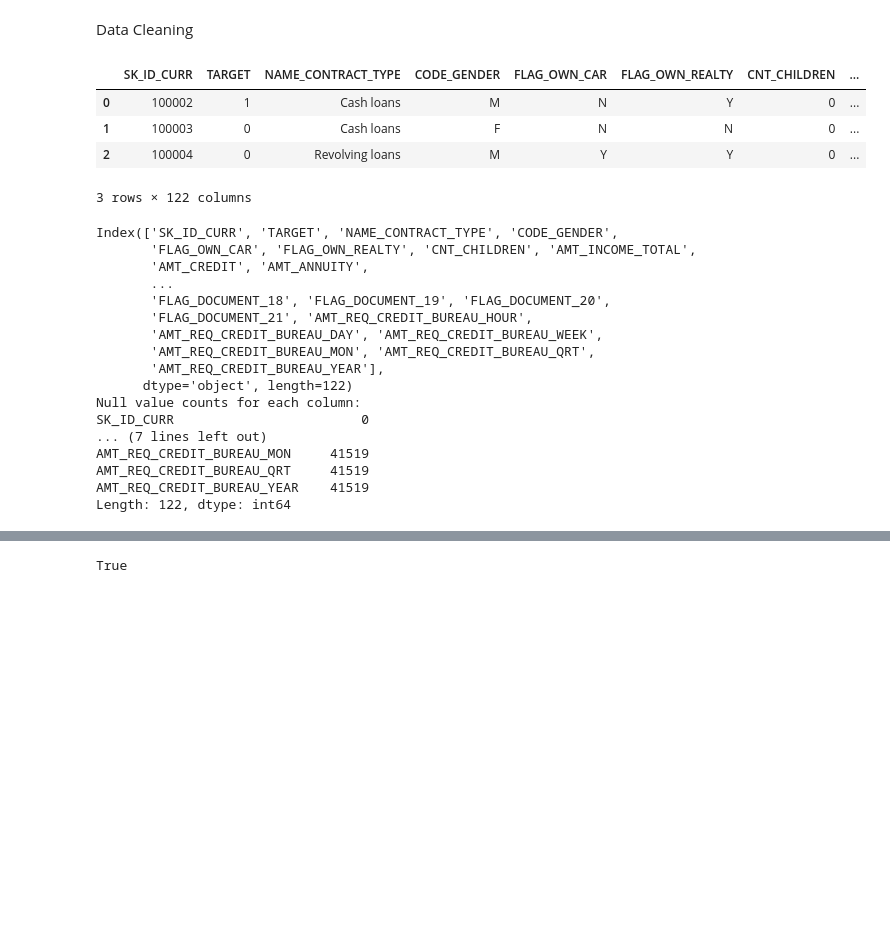
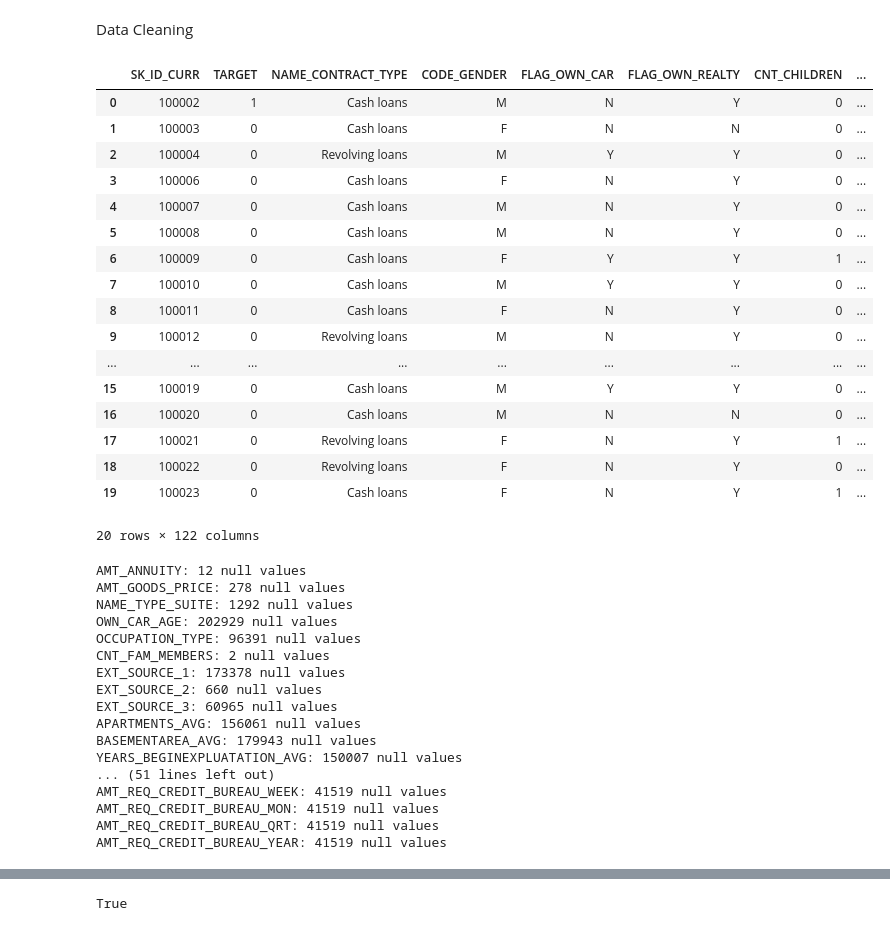
Before and after one commit to rwoodill/credit-card-defaulters, a Jupyter notebook: Documents/Notebook.ipynb, the cells around one changed output, grey strips where cells are left out. Drawn from its saved outputs; the diff is of its cells as text; code cells hidden in the pictures; blank space fills up the shorter version.

```diff
--- a/Documents/Notebook.ipynb
+++ b/Documents/Notebook.ipynb
@@ -5,39 +5,52 @@ file_path_ad = "../Raw_data/application_data.csv"
 file_path_pad = "../Raw_data/previous_application.csv"
 # %%
 import pandas as pd
+from pprint import pprint
 df = pd.read_csv(file_path_ad)
-df.head(3)
+df.head(20)
 # %% [output]
 |  | SK_ID_CURR | TARGET | NAME_CONTRACT_TYPE | CODE_GENDER | FLAG_OWN_CAR | FLAG_OWN_REALTY | CNT_CHILDREN | ... |
 | 0 | 100002 | 1 | Cash loans | M | N | Y | 0 | ... |
 | 1 | 100003 | 0 | Cash loans | F | N | N | 0 | ... |
 | 2 | 100004 | 0 | Revolving loans | M | Y | Y | 0 | ... |
+| 3 | 100006 | 0 | Cash loans | F | N | Y | 0 | ... |
+| 4 | 100007 | 0 | Cash loans | M | N | Y | 0 | ... |
+| 5 | 100008 | 0 | Cash loans | M | N | Y | 0 | ... |
+| 6 | 100009 | 0 | Cash loans | F | Y | Y | 1 | ... |
+| 7 | 100010 | 0 | Cash loans | M | Y | Y | 0 | ... |
+| 8 | 100011 | 0 | Cash loans | F | N | Y | 0 | ... |
+| 9 | 100012 | 0 | Revolving loans | M | N | Y | 0 | ... |
+| ... | ... | ... | ... | ... | ... | ... | ... | ... |
+| 15 | 100019 | 0 | Cash loans | M | Y | Y | 0 | ... |
+| 16 | 100020 | 0 | Cash loans | M | N | N | 0 | ... |
+| 17 | 100021 | 0 | Revolving loans | F | N | Y | 1 | ... |
+| 18 | 100022 | 0 | Revolving loans | F | N | Y | 0 | ... |
+| 19 | 100023 | 0 | Cash loans | F | N | Y | 1 | ... |
-3 rows × 122 columns
+20 rows × 122 columns
 # %%
 # Count null values for each column
-print(df.columns)
-null_counts = df.isnull().sum()
-
-print("Null value counts for each column:")
-print(null_counts)
+for column in df.columns:
+    null_count = df[column].isnull().sum()
+    if null_count > 0:
+        print(f"{column}: {null_count} null values")
 # %% [output]
-Index(['SK_ID_CURR', 'TARGET', 'NAME_CONTRACT_TYPE', 'CODE_GENDER',
-       'FLAG_OWN_CAR', 'FLAG_OWN_REALTY', 'CNT_CHILDREN', 'AMT_INCOME_TOTAL',
-       'AMT_CREDIT', 'AMT_ANNUITY',
-       ...
-       'FLAG_DOCUMENT_18', 'FLAG_DOCUMENT_19', 'FLAG_DOCUMENT_20',
-       'FLAG_DOCUMENT_21', 'AMT_REQ_CREDIT_BUREAU_HOUR',
-       'AMT_REQ_CREDIT_BUREAU_DAY', 'AMT_REQ_CREDIT_BUREAU_WEEK',
-       'AMT_REQ_CREDIT_BUREAU_MON', 'AMT_REQ_CREDIT_BUREAU_QRT',
-       'AMT_REQ_CREDIT_BUREAU_YEAR'],
-      dtype='object', length=122)
-Null value counts for each column:
-SK_ID_CURR                        0
-... (7 lines left out)
-AMT_REQ_CREDIT_BUREAU_MON     41519
-AMT_REQ_CREDIT_BUREAU_QRT     41519
-AMT_REQ_CREDIT_BUREAU_YEAR    41519
-Length: 122, dtype: int64
+AMT_ANNUITY: 12 null values
+AMT_GOODS_PRICE: 278 null values
+NAME_TYPE_SUITE: 1292 null values
+OWN_CAR_AGE: 202929 null values
+OCCUPATION_TYPE: 96391 null values
+CNT_FAM_MEMBERS: 2 null values
+EXT_SOURCE_1: 173378 null values
+EXT_SOURCE_2: 660 null values
+EXT_SOURCE_3: 60965 null values
+APARTMENTS_AVG: 156061 null values
+BASEMENTAREA_AVG: 179943 null values
+YEARS_BEGINEXPLUATATION_AVG: 150007 null values
+... (51 lines left out)
+AMT_REQ_CREDIT_BUREAU_WEEK: 41519 null values
+AMT_REQ_CREDIT_BUREAU_MON: 41519 null values
+AMT_REQ_CREDIT_BUREAU_QRT: 41519 null values
+AMT_REQ_CREDIT_BUREAU_YEAR: 41519 null values
 # %%
 # Import findspark and initialize.
 import findspark
```
